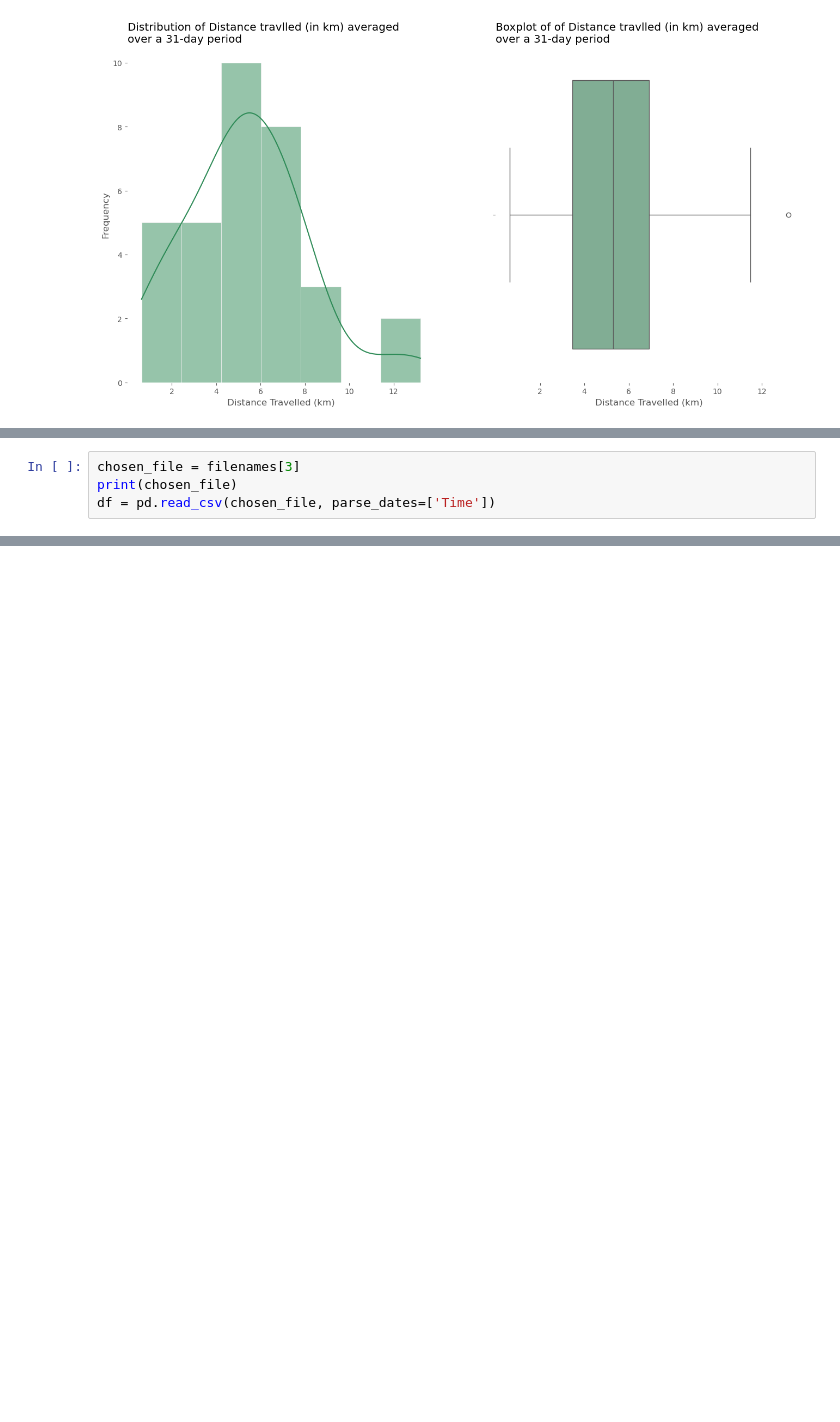
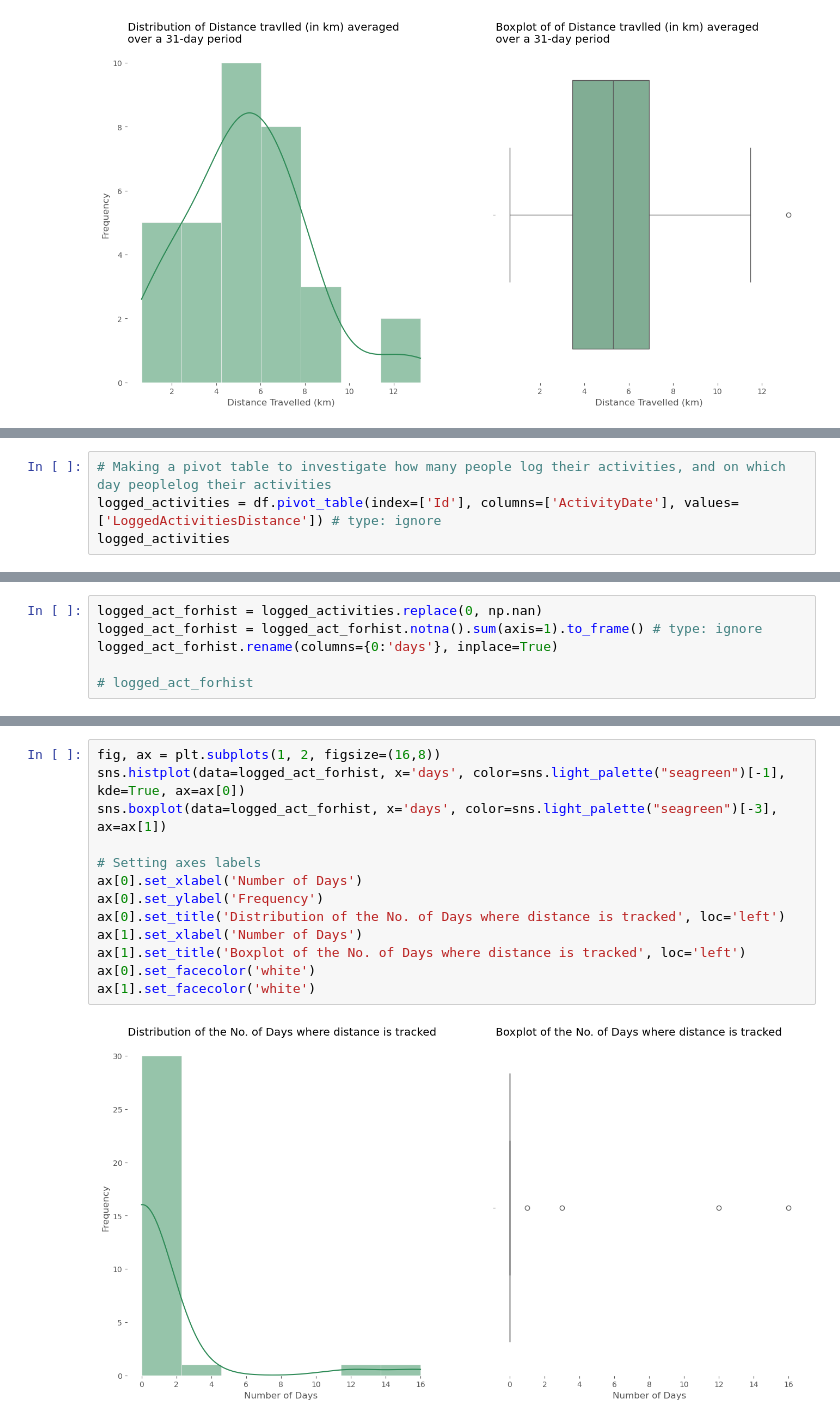
Before and after one commit to lzytimx/Portfolio, a Jupyter notebook: bellabeat_google/bellabeat.ipynb, the cells around one changed output, grey strips where cells are left out. Saved outputs shown, nothing was run; the diff lists cells and outputs as text; blank space fills up the shorter version.

```diff
--- a/bellabeat_google/bellabeat.ipynb
+++ b/bellabeat_google/bellabeat.ipynb
@@ -854,4 +807,0 @@ One recommendation here is to work with the hardware team to improve the reliabi
-# %%
-chosen_file = filenames[3]
-print(chosen_file)
-df = pd.read_csv(chosen_file, parse_dates=['Time'])
@@ -967,0 +819,4 @@ for i in heartrate_1min['Id'].unique()[0:3]:
+# %%
+# Making a pivot table to investigate how many people log their activities, and on which day peoplelog their activities
+logged_activities = df.pivot_table(index=['Id'], columns=['ActivityDate'], values=['LoggedActivitiesDistance']) # type: ignore
+logged_activities
@@ -967,0 +839,6 @@ for i in heartrate_1min['Id'].unique()[0:3]:
+# %%
+logged_act_forhist = logged_activities.replace(0, np.nan)
+logged_act_forhist = logged_act_forhist.notna().sum(axis=1).to_frame() # type: ignore
+logged_act_forhist.rename(columns={0:'days'}, inplace=True)
+
+# logged_act_forhist
@@ -967,0 +857,15 @@ for i in heartrate_1min['Id'].unique()[0:3]:
+# %%
+fig, ax = plt.subplots(1, 2, figsize=(16,8))
+sns.histplot(data=logged_act_forhist, x='days', color=sns.light_palette("seagreen")[-1], kde=True, ax=ax[0])
+sns.boxplot(data=logged_act_forhist, x='days', color=sns.light_palette("seagreen")[-3], ax=ax[1])
+
+# Setting axes labels
+ax[0].set_xlabel('Number of Days')
+ax[0].set_ylabel('Frequency')
+ax[0].set_title('Distribution of the No. of Days where distance is tracked', loc='left')
+ax[1].set_xlabel('Number of Days')
+ax[1].set_title('Boxplot of the No. of Days where distance is tracked', loc='left')
+ax[0].set_facecolor('white')
+ax[1].set_facecolor('white')
+# %% [output]
+[figure, added]
```
Also changed, not shown: parts of 84 cells of this notebook.
